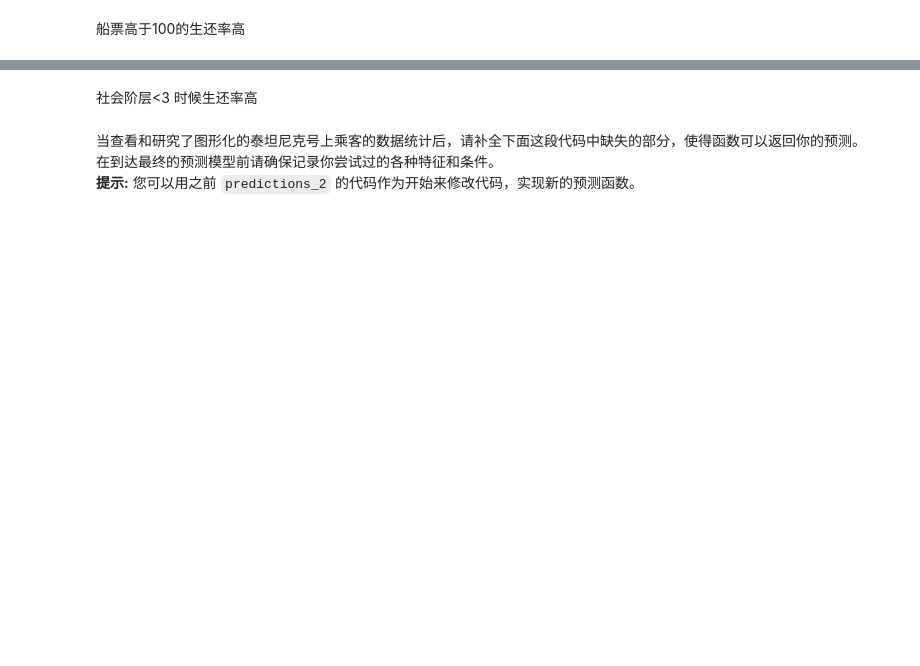
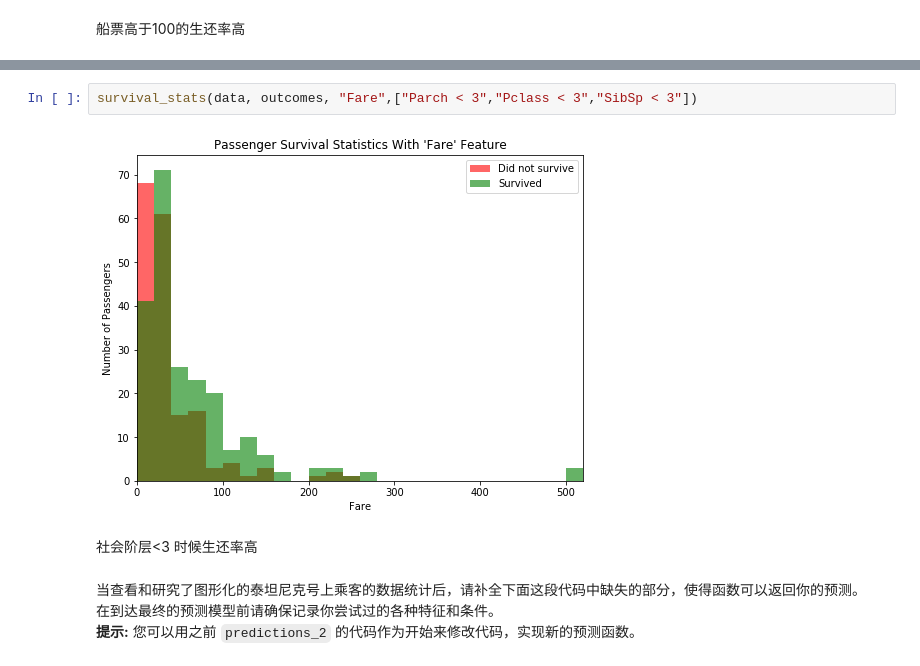
Before and after one commit to zjplus/titanic_survival_exploration, a Jupyter notebook: titanic_survival_exploration.ipynb, the cells around one changed output, grey strips where cells are left out. Cells and saved outputs as stored; diff of their text form; blank space fills up the shorter version.

```diff
--- a/titanic_survival_exploration.ipynb
+++ b/titanic_survival_exploration.ipynb
@@ -256,3 +256,7 @@ survival_stats(data, outcomes, "SibSp")
+# %%
+survival_stats(data, outcomes, "Fare",["Parch < 3","Pclass < 3","SibSp < 3"])
+# %% [output]
+[figure, added]
 # %% [markdown]
 社会阶层<3 时候生还率高
 # %% [markdown]
```
Also changed, not shown: parts of 9 cells of this notebook, 1 other file.
